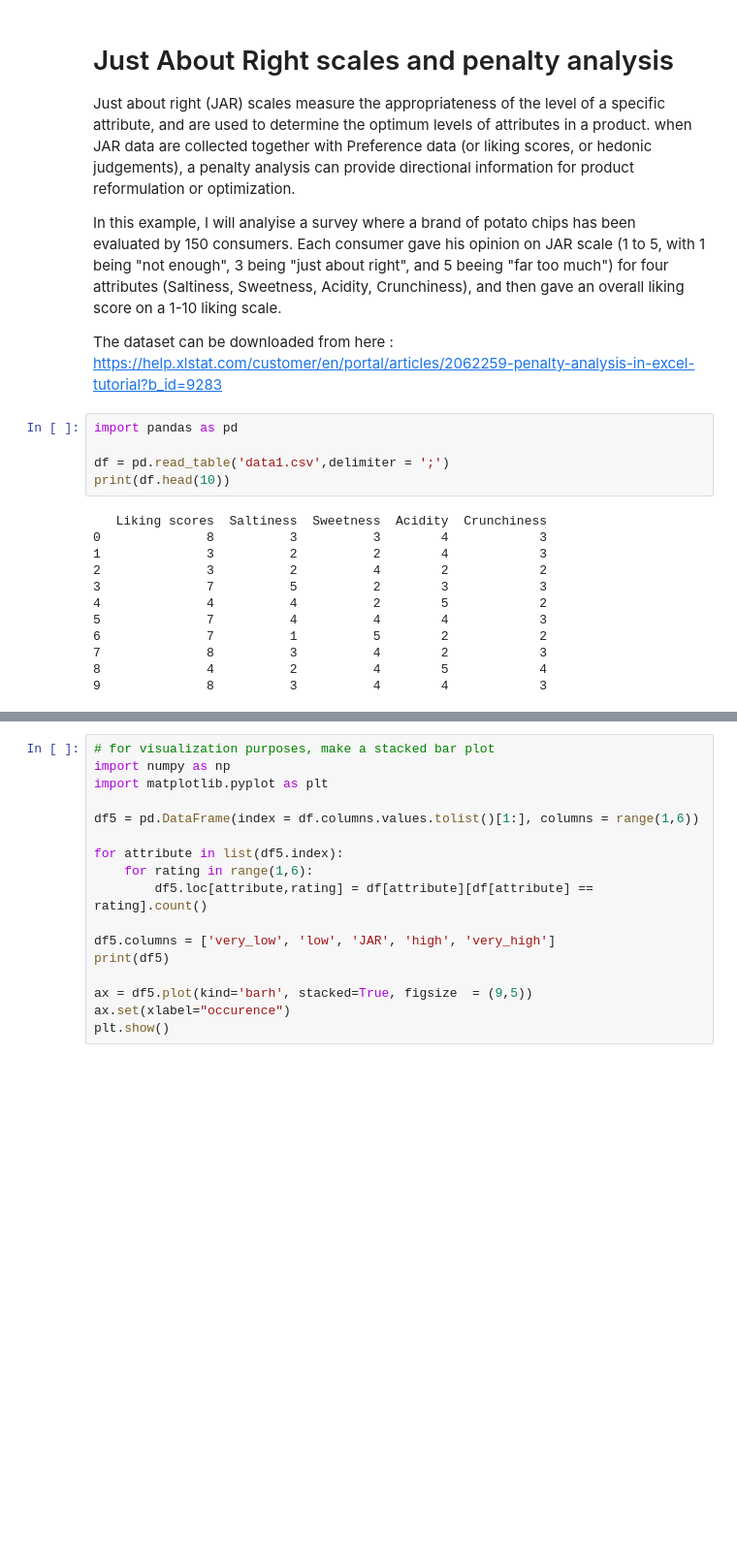
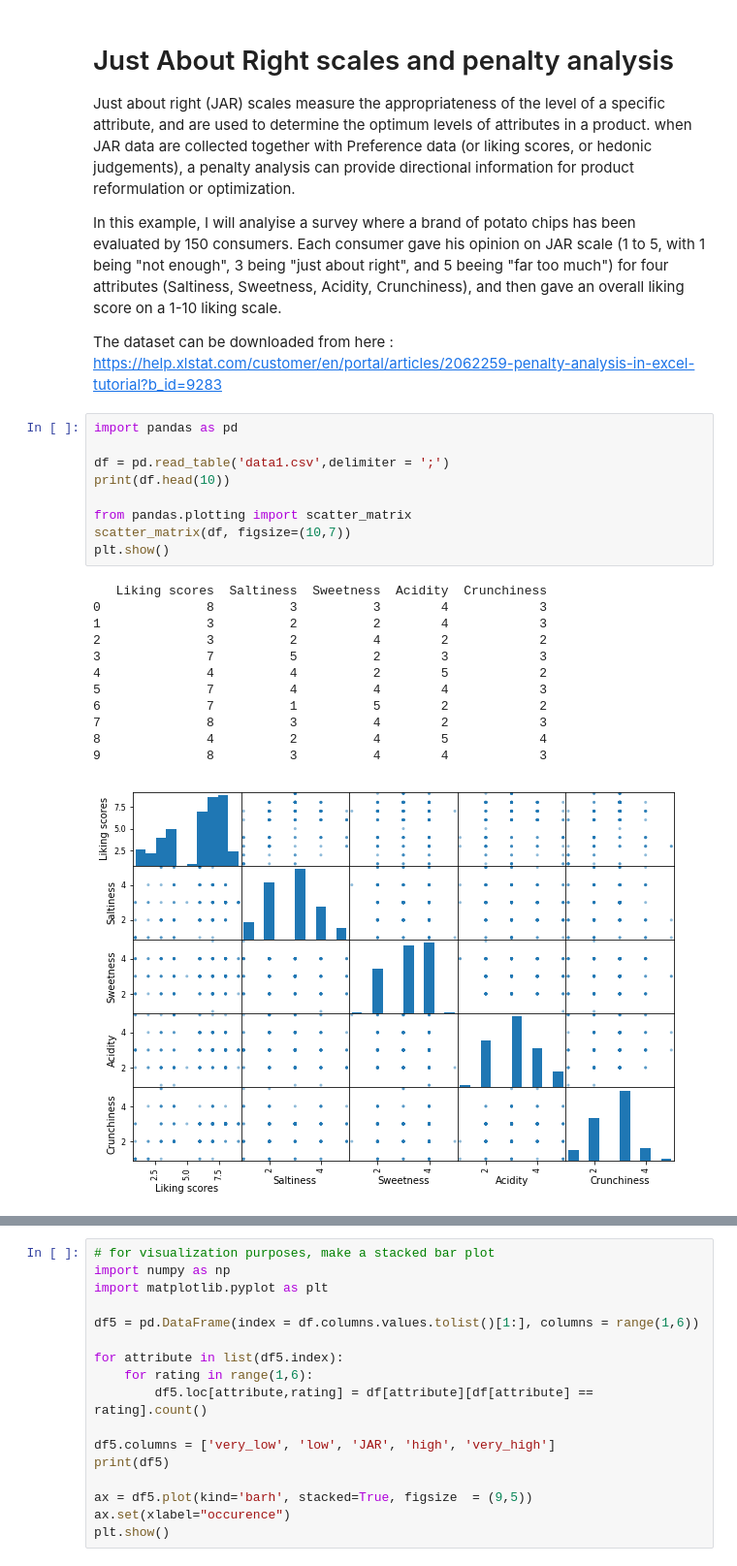
Before and after one commit to aleva85/Projects, a Jupyter notebook: SensoryDataScience_JAR-scales/JAR_analysis.ipynb, the cells around one changed output, grey strips where cells are left out. Shown at 97% size. Drawn from its saved outputs; the diff is of its cells as text; blank space fills up the shorter version.

```diff
--- a/SensoryDataScience_JAR-scales/JAR_analysis.ipynb
+++ b/SensoryDataScience_JAR-scales/JAR_analysis.ipynb
@@ -10,17 +10,22 @@ The dataset can be downloaded from here : https://help.xlstat.com/customer/en/po
 # %%
 import pandas as pd
 
 df = pd.read_table('data1.csv',delimiter = ';')
 print(df.head(10))
+
+from pandas.plotting import scatter_matrix
+scatter_matrix(df, figsize=(10,7))
+plt.show()
 # %% [output]
    Liking scores  Saltiness  Sweetness  Acidity  Crunchiness
 0              8          3          3        4            3
 1              3          2          2        4            3
 2              3          2          4        2            2
 3              7          5          2        3            3
 4              4          4          2        5            2
 5              7          4          4        4            3
 6              7          1          5        2            2
 7              8          3          4        2            3
 8              4          2          4        5            4
 9              8          3          4        4            3
+[figure, added]
```
Also changed, not shown: parts of 1 cell of this notebook.
